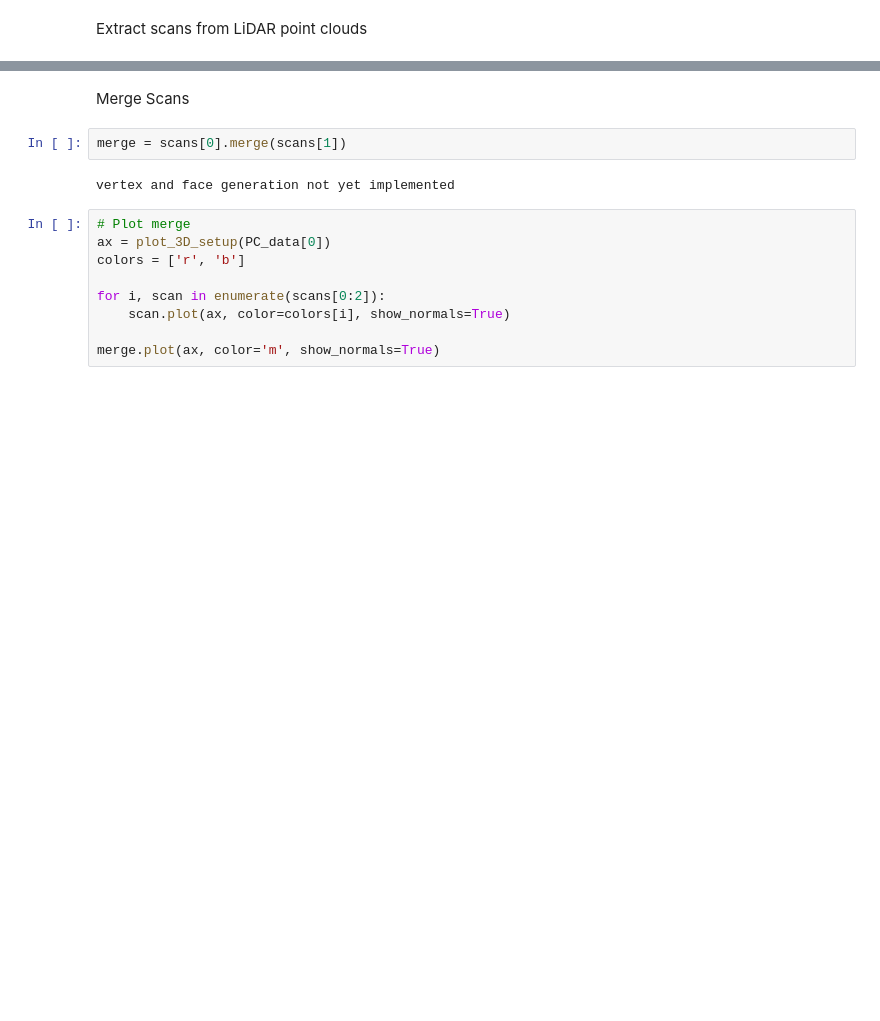
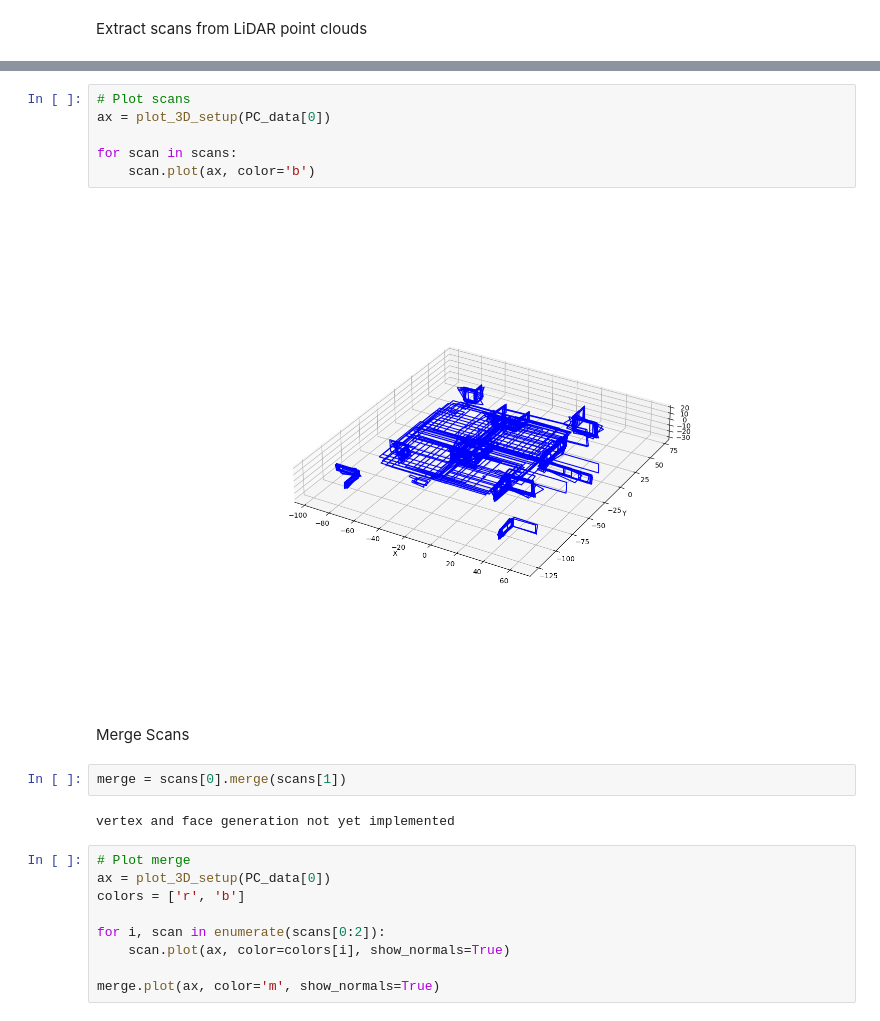
Before and after one commit to Stanford-NavLab/planeslam, a Jupyter notebook: notebooks/airsim_tests.ipynb, the cells around one changed output, grey strips where cells are left out. Saved outputs shown, nothing was run; the diff lists cells and outputs as text; blank space fills up the shorter version.

```diff
--- a/notebooks/airsim_tests.ipynb
+++ b/notebooks/airsim_tests.ipynb
@@ -44,3 +46,11 @@ for i in range(num_scans):
+# %%
+# Plot scans
+ax = plot_3D_setup(PC_data[0])
+
+for scan in scans:
+    scan.plot(ax, color='b')
+# %% [output]
+[figure, added]
 # %% [markdown]
 Merge Scans
 # %%
```
Also changed, not shown: parts of 6 cells of this notebook, 4 other files.
